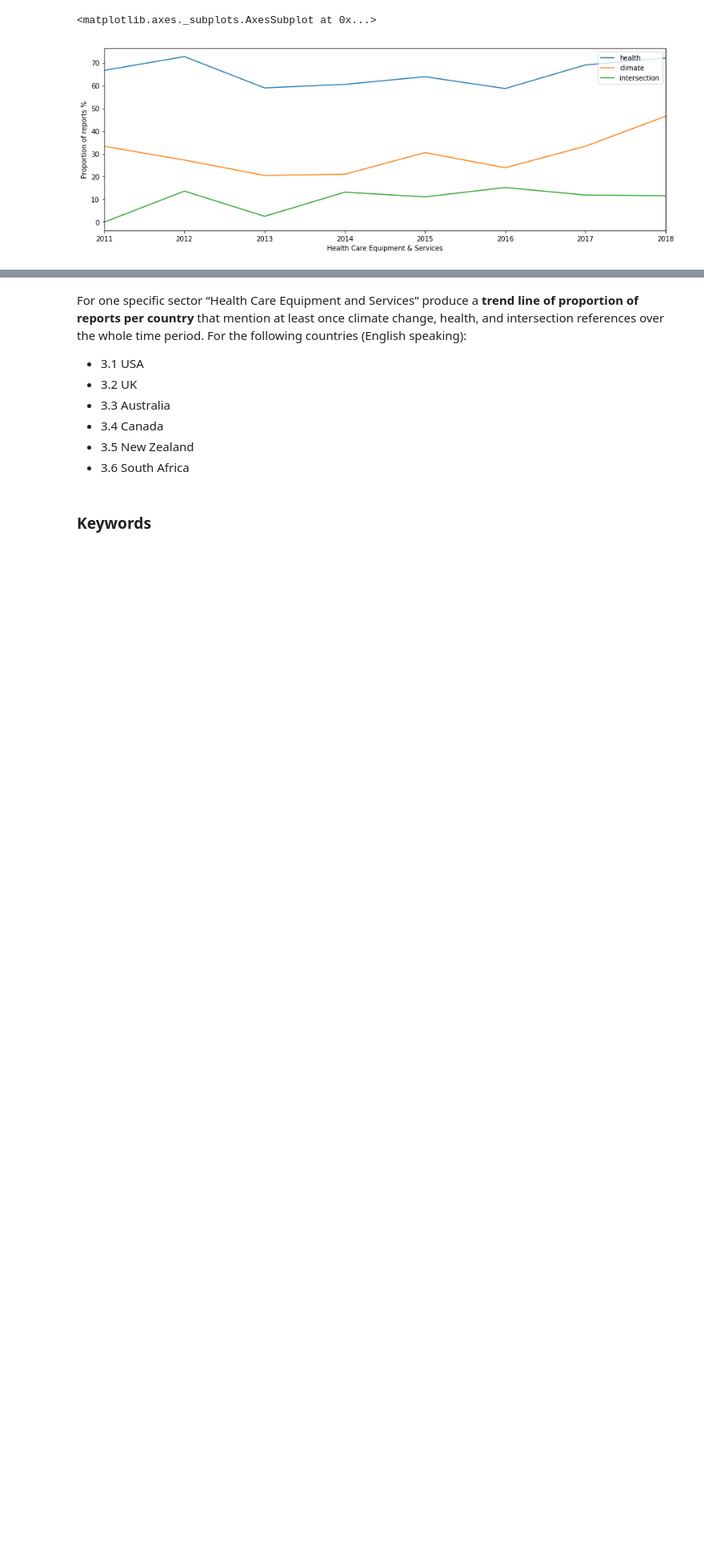
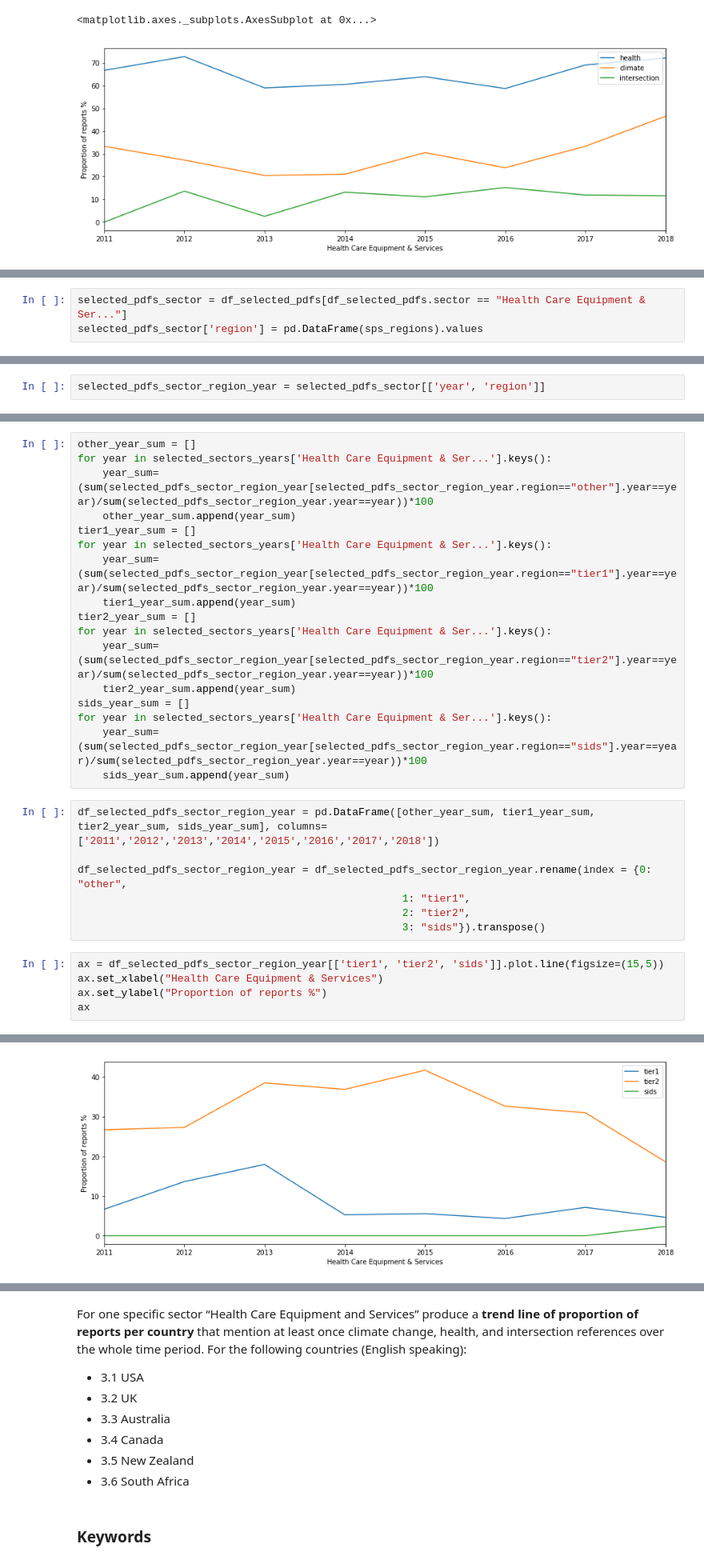
Before and after one commit to sjankin/lancet, a Jupyter notebook: notebooks/Global_Compact_Analysis-2018B.ipynb, the cells around one changed output, grey strips where cells are left out. Shown at 80% size. Drawn from its saved outputs; the diff is of its cells as text; blank space fills up the shorter version.

Commit message:
plot 2.3 and keyword tables

```diff
--- a/notebooks/Global_Compact_Analysis-2018B.ipynb
+++ b/notebooks/Global_Compact_Analysis-2018B.ipynb
@@ -687,0 +668,3 @@ ax
+# %%
+selected_pdfs_sector = df_selected_pdfs[df_selected_pdfs.sector == "Health Care Equipment & Ser..."]
+selected_pdfs_sector['region'] = pd.DataFrame(sps_regions).values
@@ -687,0 +676,2 @@ ax
+# %%
+selected_pdfs_sector_region_year = selected_pdfs_sector[['year', 'region']]
@@ -687,0 +680,30 @@ ax
+# %%
+other_year_sum = []
+for year in selected_sectors_years['Health Care Equipment & Ser...'].keys():
+    year_sum=(sum(selected_pdfs_sector_region_year[selected_pdfs_sector_region_year.region=="other"].year==year)/sum(selected_pdfs_sector_region_year.year==year))*100
+    other_year_sum.append(year_sum)
+tier1_year_sum = []
+for year in selected_sectors_years['Health Care Equipment & Ser...'].keys():
+    year_sum=(sum(selected_pdfs_sector_region_year[selected_pdfs_sector_region_year.region=="tier1"].year==year)/sum(selected_pdfs_sector_region_year.year==year))*100
+    tier1_year_sum.append(year_sum)
+tier2_year_sum = []
+for year in selected_sectors_years['Health Care Equipment & Ser...'].keys():
+    year_sum=(sum(selected_pdfs_sector_region_year[selected_pdfs_sector_region_year.region=="tier2"].year==year)/sum(selected_pdfs_sector_region_year.year==year))*100
+    tier2_year_sum.append(year_sum)
+sids_year_sum = []
+for year in selected_sectors_years['Health Care Equipment & Ser...'].keys():
+    year_sum=(sum(selected_pdfs_sector_region_year[selected_pdfs_sector_region_year.region=="sids"].year==year)/sum(selected_pdfs_sector_region_year.year==year))*100
+    sids_year_sum.append(year_sum)
+# %%
+df_selected_pdfs_sector_region_year = pd.DataFrame([other_year_sum, tier1_year_sum, tier2_year_sum, sids_year_sum], columns=['2011','2012','2013','2014','2015','2016','2017','2018'])
+
+df_selected_pdfs_sector_region_year = df_selected_pdfs_sector_region_year.rename(index = {0: "other",
+                                                    1: "tier1",
+                                                    2: "tier2",
+                                                    3: "sids"}).transpose()
+# %%
+ax = df_selected_pdfs_sector_region_year[['tier1', 'tier2', 'sids']].plot.line(figsize=(15,5))
+ax.set_xlabel("Health Care Equipment & Services")
+ax.set_ylabel("Proportion of reports %")
+ax
+# %% [output]
@@ -687,0 +711 @@ ax
+[figure, added]
```
Also changed, not shown: parts of 18 cells of this notebook.
